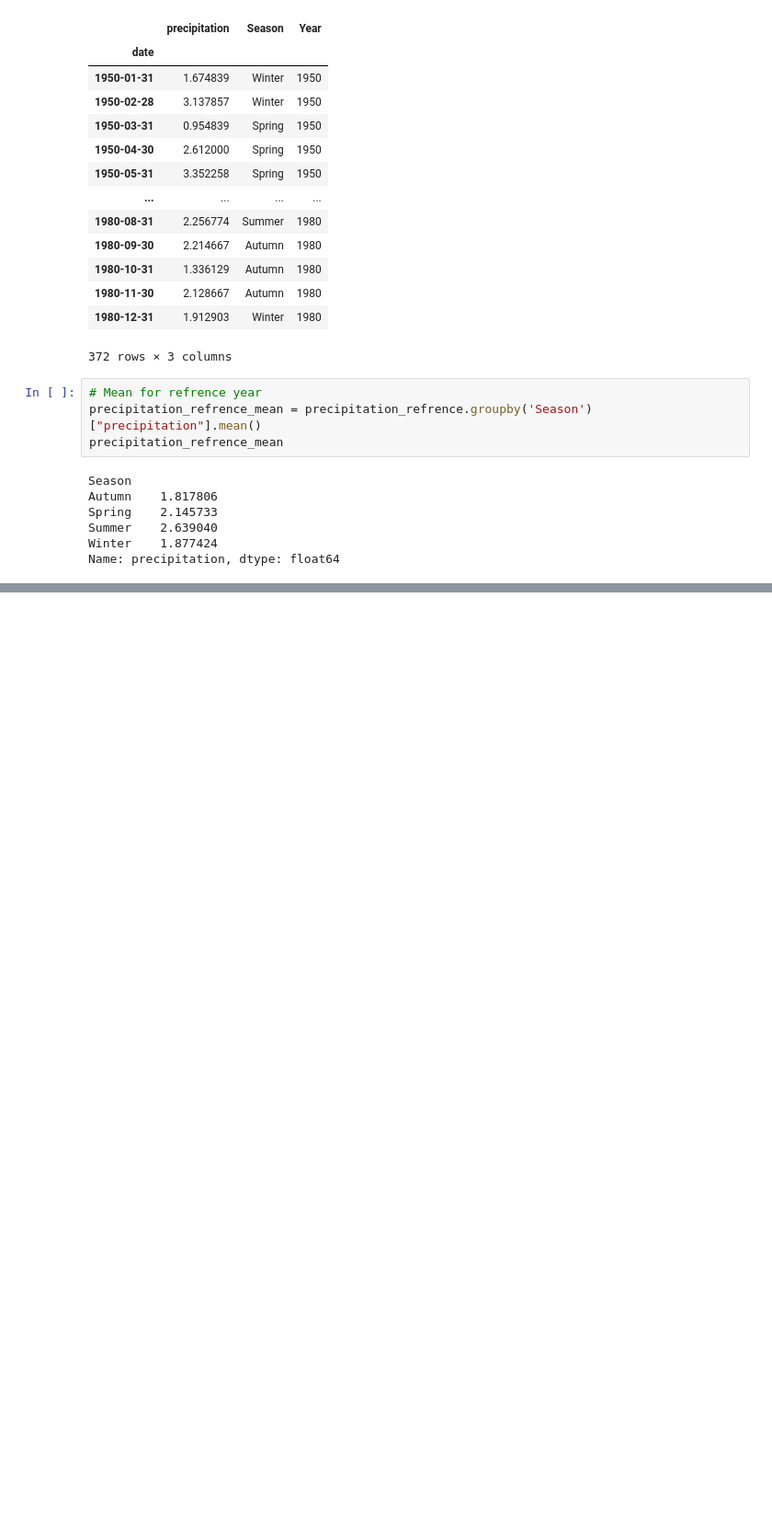
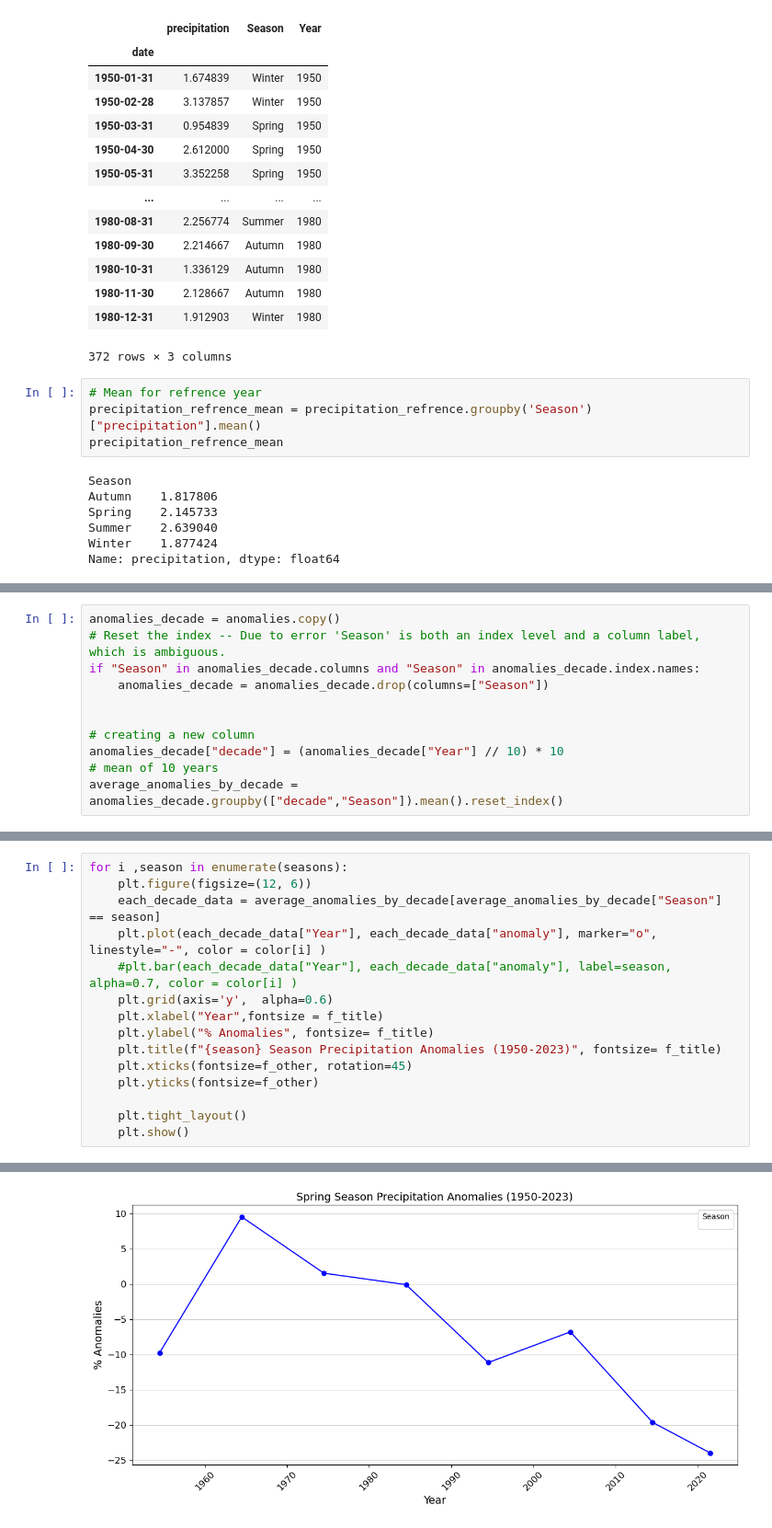
Before and after one commit to jaineshk/CCA_Harz_Project_2025, a Jupyter notebook: Analysis_on_Hydroclimatic Extremes.ipynb, the cells around one changed output, grey strips where cells are left out. Shown: that part at 92% size. Cells and saved outputs as stored; diff of their text form; blank space fills up the shorter version.

```diff
--- a/Analysis_on_Hydroclimatic Extremes.ipynb
+++ b/Analysis_on_Hydroclimatic Extremes.ipynb
@@ -491,0 +496,11 @@ anomalies = anomalies[["year", "season", "precipitation", "anomaly"]]
+# %%
+anomalies_decade = anomalies.copy()
+# Reset the index -- Due to error 'Season' is both an index level and a column label, which is ambiguous.
+if "Season" in anomalies_decade.columns and "Season" in anomalies_decade.index.names:
+    anomalies_decade = anomalies_decade.drop(columns=["Season"])
+
+
+# creating a new column
+anomalies_decade["decade"] = (anomalies_decade["Year"] // 10) * 10
+# mean of 10 years
+average_anomalies_by_decade = anomalies_decade.groupby(["decade","Season"]).mean().reset_index()
@@ -491,0 +530,16 @@ anomalies = anomalies[["year", "season", "precipitation", "anomaly"]]
+# %%
+for i ,season in enumerate(seasons):
+    plt.figure(figsize=(12, 6))
+    each_decade_data = average_anomalies_by_decade[average_anomalies_by_decade["Season"] == season]
+    plt.plot(each_decade_data["Year"], each_decade_data["anomaly"], marker="o", linestyle="-", color = color[i] )
+    #plt.bar(each_decade_data["Year"], each_decade_data["anomaly"], label=season, alpha=0.7, color = color[i] )
+    plt.grid(axis='y',  alpha=0.6)
+    plt.xlabel("Year",fontsize = f_title)
+    plt.ylabel("% Anomalies", fontsize= f_title)
+    plt.title(f"{season} Season Precipitation Anomalies (1950-2023)", fontsize= f_title)
+    plt.xticks(fontsize=f_other, rotation=45)
+    plt.yticks(fontsize=f_other)
+
+    plt.tight_layout()
+    plt.show()
+# %% [output]
@@ -491,0 +547 @@ anomalies = anomalies[["year", "season", "precipitation", "anomaly"]]
+[figure, added]
```
Also changed, not shown: parts of 10 cells of this notebook, 2 other files.
